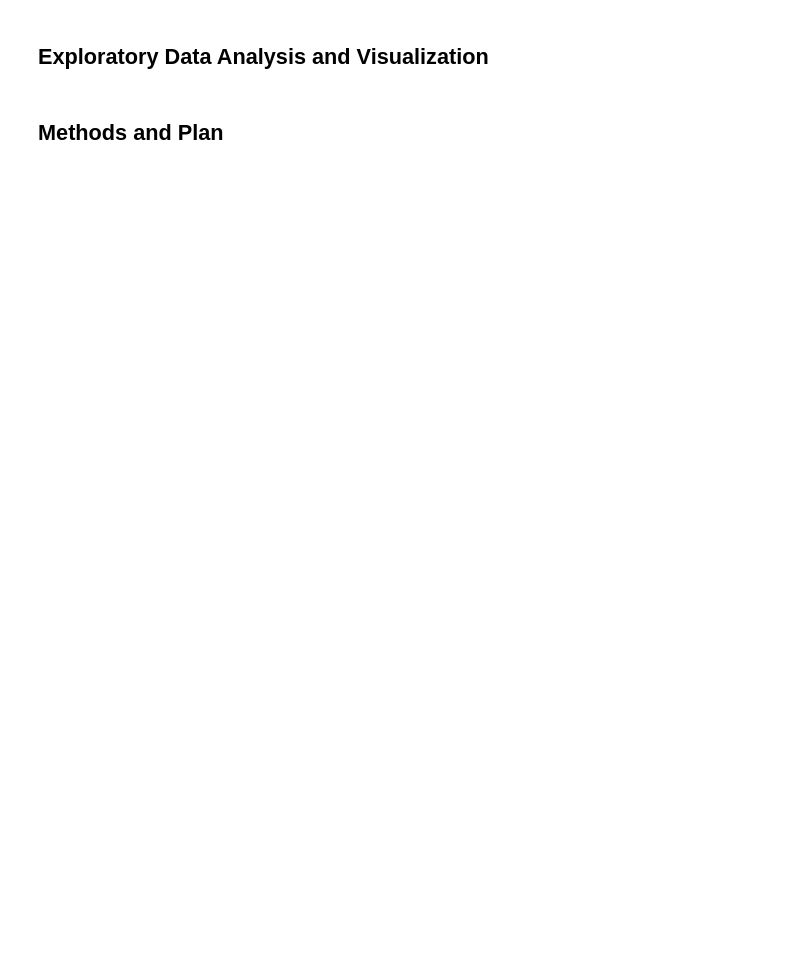
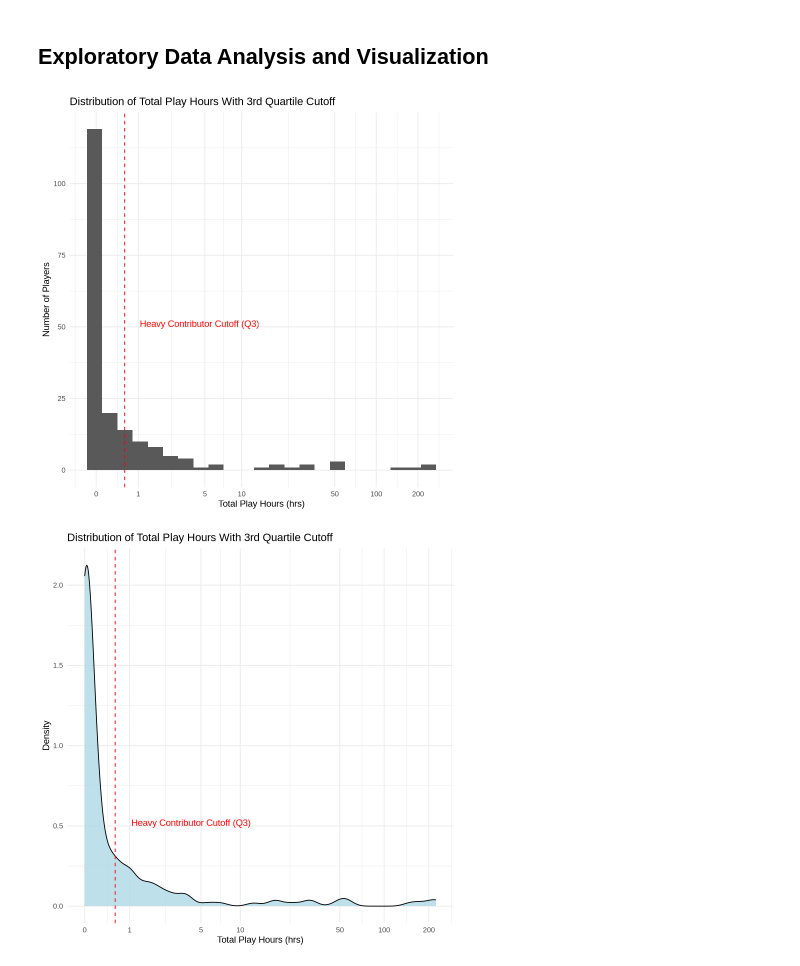
Before and after one commit to awu0521/Dsci-11, a Jupyter notebook: Planning Stage - Ahmed Alkarkhi/planning-alkarkhi.ipynb, the cells around one changed output. Drawn from its saved outputs; the diff is of its cells as text; code cells hidden in the pictures; blank space fills up the shorter version.

```diff
--- a/Planning Stage - Ahmed Alkarkhi/planning-alkarkhi.ipynb
+++ b/Planning Stage - Ahmed Alkarkhi/planning-alkarkhi.ipynb
@@ -180,4 +203,65 @@ A tibble: 2 × 3
 # %% [markdown]
 ## Exploratory Data Analysis and Visualization
-# %% [markdown]
-## Methods and Plan
+# %%
+quartile_3rd_cutoff <- players_data |>
+    summarize(quartile_3rd = quantile(played_hours, 0.75, na.rm = TRUE)) |>
+    pull(quartile_3rd)
+
+#quartile_3rd_cutoff
+#the 75th percentile is about 0.6 hours = 26 minutes.
+
+players_data_heavy <- players_data |>
+    mutate(heavy_contributor = factor(played_hours >= quartile_3rd_cutoff,
+                                      levels = c(FALSE, TRUE),
+                                      labels = c("No", "Yes")))
+
+#players_data_heavy
+
+heavy_histogram <- players_data_heavy |>
+    ggplot(aes(x = played_hours)) +
+    geom_histogram(
+        binwidth = 0.25,
+        boundary = quartile_3rd_cutoff,
+        closed = "left") +
+    geom_vline(
+        xintercept = quartile_3rd_cutoff,
+        linetype = "dashed",
+        color = "red") +
+    scale_x_continuous(
+        trans = "log1p",
+        breaks = c(0, 1, 5, 10, 50, 100, 200))+
+    annotate(
+        "text", x = 1.05, y = 50,
+        label = "Heavy Contributor Cutoff (Q3)",
+        hjust = 0, vjust = 0, colour = "red") +
+    labs(
+        x = "Total Play Hours (hrs)",
+        y = "Number of Players",
+        title = "Distribution of Total Play Hours With 3rd Quartile Cutoff") +
+    theme_minimal()
+
+heavy_density_plot <- players_data_heavy |>
+    ggplot(aes(x = played_hours)) +
+    geom_density(fill = "lightblue", alpha = 0.8) +
+    geom_vline(
+        xintercept = quartile_3rd_cutoff,
+        linetype = "dashed",
+        color = "red") +
+    scale_x_continuous(
+        trans = "log1p",
+        breaks = c(0, 1, 5, 10, 50, 100, 200)) +
+    annotate(
+        "text", x = 1.05, y = 0.5,
+        label = "Heavy Contributor Cutoff (Q3)",
+        hjust = 0, vjust = 0, colour = "red") +
+    labs(
+        x = "Total Play Hours (hrs)",
+        y = "Density",
+        title = "Distribution of Total Play Hours With 3rd Quartile Cutoff") +
+    theme_minimal()
+
+heavy_histogram
+heavy_density_plot
+# %% [output]
+[figure, added]
+[figure, added]
```
Also changed, not shown: parts of 2 cells of this notebook.
